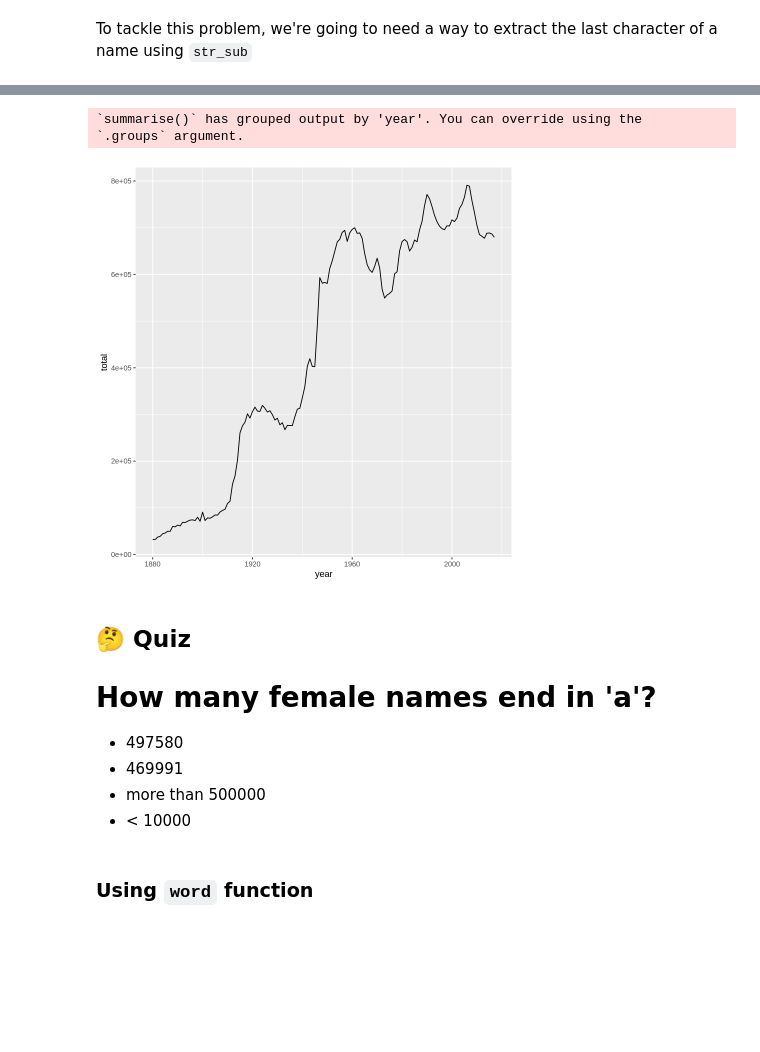
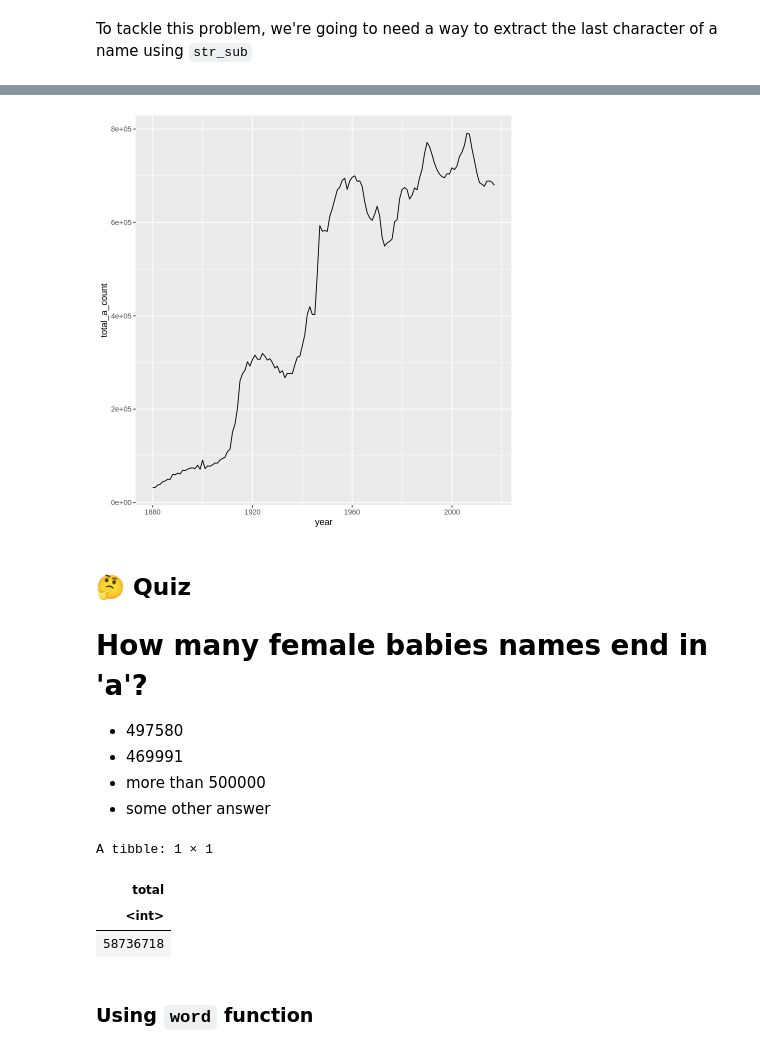
Before and after one commit to jravi123/stats306-f23, a Jupyter notebook: lectures/week3/lecture03-filled.ipynb, the cells around one changed output, grey strips where cells are left out. Drawn from its saved outputs; the diff is of its cells as text; code cells hidden in the pictures; blank space fills up the shorter version.

```diff
--- a/lectures/week3/lecture03-filled.ipynb
+++ b/lectures/week3/lecture03-filled.ipynb
@@ -433,16 +492,30 @@ str_sub('Alejandro', -1)
 # %%
 # What is the count of names ending in 'a' over time?
+babynames %>%
+  mutate(last_letter = str_sub(name, -1), .before = year) %>%
+    filter(last_letter == 'a') %>%
+    group_by(year) %>%
+    summarise(total_a_count = sum(n), total_row_count = n()) %>%
+      ggplot(aes(x = year, y = total_a_count)) +
+      geom_line()
 # %% [output]
-`summarise()` has grouped output by 'year'. You can override using the
-`.groups` argument.
-[figure, old version]
+[figure, new version]
 # %% [markdown]
 ## &#129300; Quiz
-# How many female names end in 'a'?
+# How many female babies names end in 'a'?
 * 497580
 * 469991
 * more than 500000
-* < 10000
+* some other answer
+# %%
+babynames %>%
+  filter(sex == 'F', str_sub(name, -1) == 'a') %>%
+    summarize (total = sum(n))
+# %% [output]
+A tibble: 1 × 1
+| total |
+| <int> |
+| 58736718 |
 # %% [markdown]
 ### Using `word` function
 # %%
```
Also changed, not shown: parts of 14 cells of this notebook.
